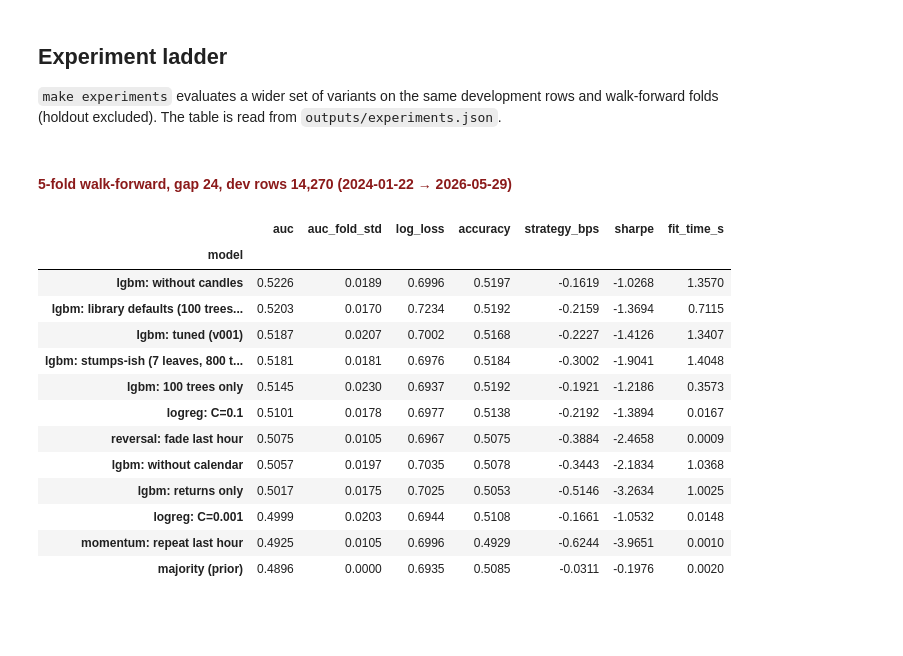
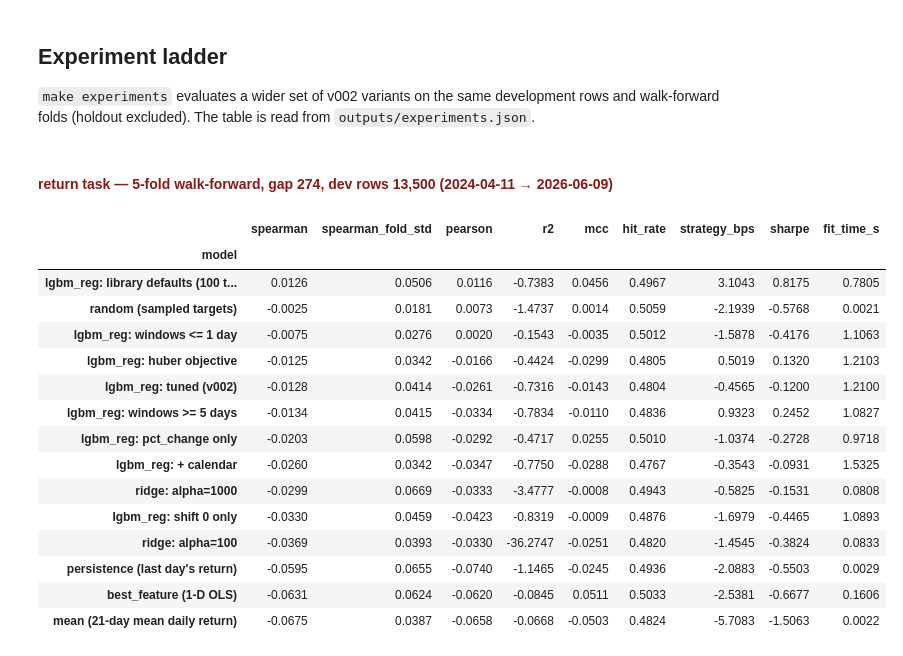
Before and after one commit to glitcj/alpha-discovery, a Jupyter notebook: usdjpy-direction/REPORT.ipynb, the cells around one changed output. Saved outputs shown, nothing was run; the diff lists cells and outputs as text; code cells hidden in the pictures; blank space fills up the shorter version.

```diff
--- a/usdjpy-direction/REPORT.ipynb
+++ b/usdjpy-direction/REPORT.ipynb
@@ -96,30 +98,33 @@ target: next-hour log return (basis points) and up share
 # %% [markdown]
 ## Experiment ladder
 
-`make experiments` evaluates a wider set of variants on the same development rows and walk-forward folds
-(holdout excluded). The table is read from `outputs/experiments.json`.
+`make experiments` evaluates a wider set of v002 variants on the same development rows and walk-forward
+folds (holdout excluded). The table is read from `outputs/experiments.json`.
 # %%
 path = Path("outputs/experiments.json")
 if path.exists():
     ladder = json.loads(path.read_text())
     board = pd.DataFrame(ladder["results"]).set_index("model")
-    display_dataframe(board, f"{ladder['cv']}-fold walk-forward, gap {ladder['gap']}, "
-                             f"dev rows {ladder['n_dev']:,} ({ladder['dev_start'][:10]} → {ladder['dev_end'][:10]})")
+    display_dataframe(board, f"{ladder.get('task', 'direction')} task — {ladder['cv']}-fold walk-forward, "
+                             f"gap {ladder['gap']}, dev rows {ladder['n_dev']:,} "
+                             f"({ladder['dev_start'][:10]} → {ladder['dev_end'][:10]})")
 else:
     display_info_box("outputs/experiments.json not found — run `make experiments`.", kind="warning")
 # %% [output]
-5-fold walk-forward, gap 24, dev rows 14,270 (2024-01-22 → 2026-05-29)
+return task — 5-fold walk-forward, gap 274, dev rows 13,500 (2024-04-11 → 2026-06-09)
-|  | auc | auc_fold_std | log_loss | accuracy | strategy_bps | sharpe | fit_time_s |
-| model |  |  |  |  |  |  |  |
-| lgbm: without candles | 0.5226 | 0.0189 | 0.6996 | 0.5197 | -0.1619 | -1.0268 | 1.3570 |
-| lgbm: library defaults (100 trees... | 0.5203 | 0.0170 | 0.7234 | 0.5192 | -0.2159 | -1.3694 | 0.7115 |
-| lgbm: tuned (v001) | 0.5187 | 0.0207 | 0.7002 | 0.5168 | -0.2227 | -1.4126 | 1.3407 |
-| lgbm: stumps-ish (7 leaves, 800 t... | 0.5181 | 0.0181 | 0.6976 | 0.5184 | -0.3002 | -1.9041 | 1.4048 |
-| lgbm: 100 trees only | 0.5145 | 0.0230 | 0.6937 | 0.5192 | -0.1921 | -1.2186 | 0.3573 |
-| logreg: C=0.1 | 0.5101 | 0.0178 | 0.6977 | 0.5138 | -0.2192 | -1.3894 | 0.0167 |
-| reversal: fade last hour | 0.5075 | 0.0105 | 0.6967 | 0.5075 | -0.3884 | -2.4658 | 0.0009 |
-| lgbm: without calendar | 0.5057 | 0.0197 | 0.7035 | 0.5078 | -0.3443 | -2.1834 | 1.0368 |
-| lgbm: returns only | 0.5017 | 0.0175 | 0.7025 | 0.5053 | -0.5146 | -3.2634 | 1.0025 |
-| logreg: C=0.001 | 0.4999 | 0.0203 | 0.6944 | 0.5108 | -0.1661 | -1.0532 | 0.0148 |
-| momentum: repeat last hour | 0.4925 | 0.0105 | 0.6996 | 0.4929 | -0.6244 | -3.9651 | 0.0010 |
-| majority (prior) | 0.4896 | 0.0000 | 0.6935 | 0.5085 | -0.0311 | -0.1976 | 0.0020 |
+|  | spearman | spearman_fold_std | pearson | r2 | mcc | hit_rate | strategy_bps | sharpe | fit_time_s |
+| model |  |  |  |  |  |  |  |  |  |
+| lgbm_reg: library defaults (100 t... | 0.0126 | 0.0506 | 0.0116 | -0.7383 | 0.0456 | 0.4967 | 3.1043 | 0.8175 | 0.7805 |
+| random (sampled targets) | -0.0025 | 0.0181 | 0.0073 | -1.4737 | 0.0014 | 0.5059 | -2.1939 | -0.5768 | 0.0021 |
+| lgbm_reg: windows <= 1 day | -0.0075 | 0.0276 | 0.0020 | -0.1543 | -0.0035 | 0.5012 | -1.5878 | -0.4176 | 1.1063 |
+| lgbm_reg: huber objective | -0.0125 | 0.0342 | -0.0166 | -0.4424 | -0.0299 | 0.4805 | 0.5019 | 0.1320 | 1.2103 |
+| lgbm_reg: tuned (v002) | -0.0128 | 0.0414 | -0.0261 | -0.7316 | -0.0143 | 0.4804 | -0.4565 | -0.1200 | 1.2100 |
+| lgbm_reg: windows >= 5 days | -0.0134 | 0.0415 | -0.0334 | -0.7834 | -0.0110 | 0.4836 | 0.9323 | 0.2452 | 1.0827 |
+| lgbm_reg: pct_change only | -0.0203 | 0.0598 | -0.0292 | -0.4717 | 0.0255 | 0.5010 | -1.0374 | -0.2728 | 0.9718 |
+| lgbm_reg: + calendar | -0.0260 | 0.0342 | -0.0347 | -0.7750 | -0.0288 | 0.4767 | -0.3543 | -0.0931 | 1.5325 |
+| ridge: alpha=1000 | -0.0299 | 0.0669 | -0.0333 | -3.4777 | -0.0008 | 0.4943 | -0.5825 | -0.1531 | 0.0808 |
+| lgbm_reg: shift 0 only | -0.0330 | 0.0459 | -0.0423 | -0.8319 | -0.0009 | 0.4876 | -1.6979 | -0.4465 | 1.0893 |
+| ridge: alpha=100 | -0.0369 | 0.0393 | -0.0330 | -36.2747 | -0.0251 | 0.4820 | -1.4545 | -0.3824 | 0.0833 |
+| persistence (last day's return) | -0.0595 | 0.0655 | -0.0740 | -1.1465 | -0.0245 | 0.4936 | -2.0883 | -0.5503 | 0.0029 |
+| best_feature (1-D OLS) | -0.0631 | 0.0624 | -0.0620 | -0.0845 | 0.0511 | 0.5033 | -2.5381 | -0.6677 | 0.1606 |
+| mean (21-day mean daily return) | -0.0675 | 0.0387 | -0.0658 | -0.0668 | -0.0503 | 0.4824 | -5.7083 | -1.5063 | 0.0022 |
```
Also changed, not shown: parts of 5 cells of this notebook, 36 other files.
